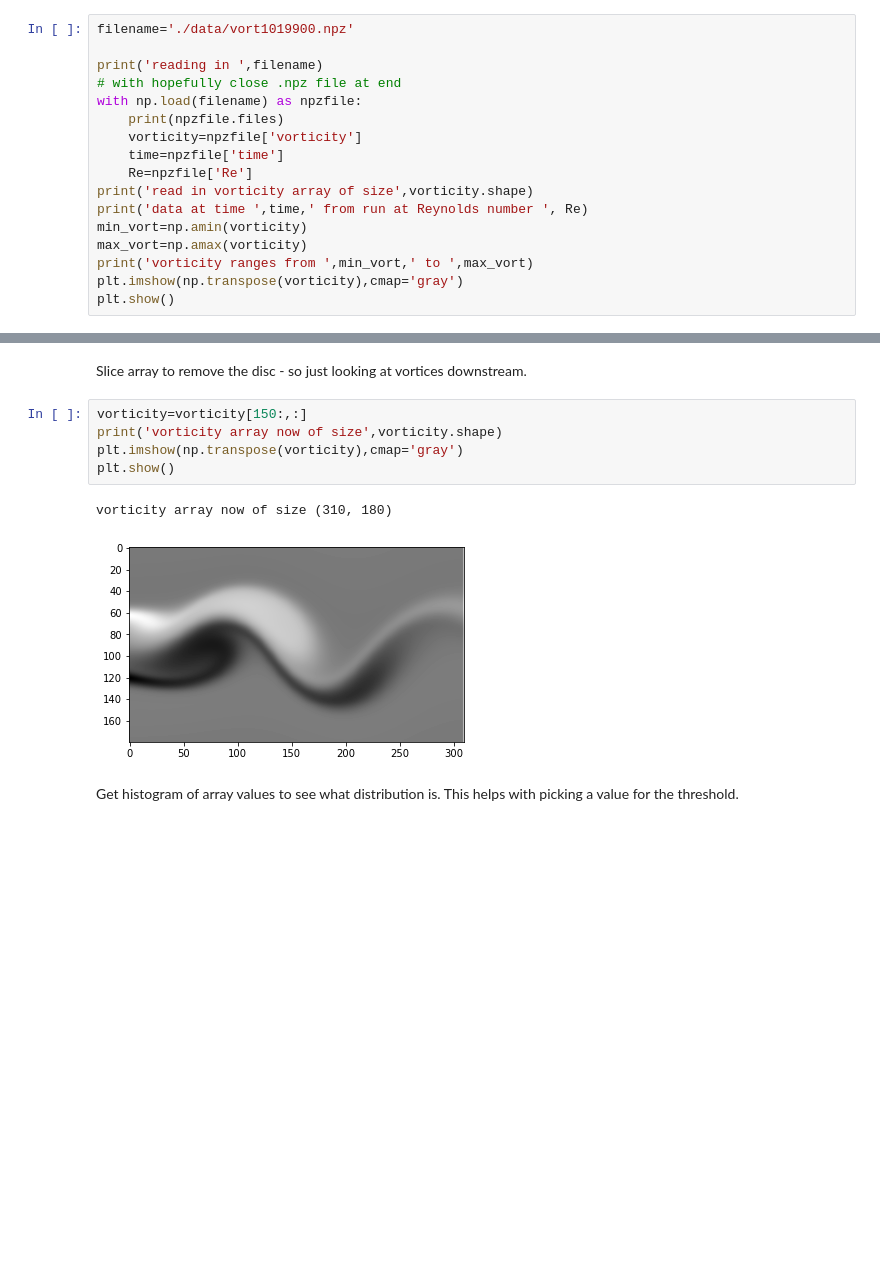
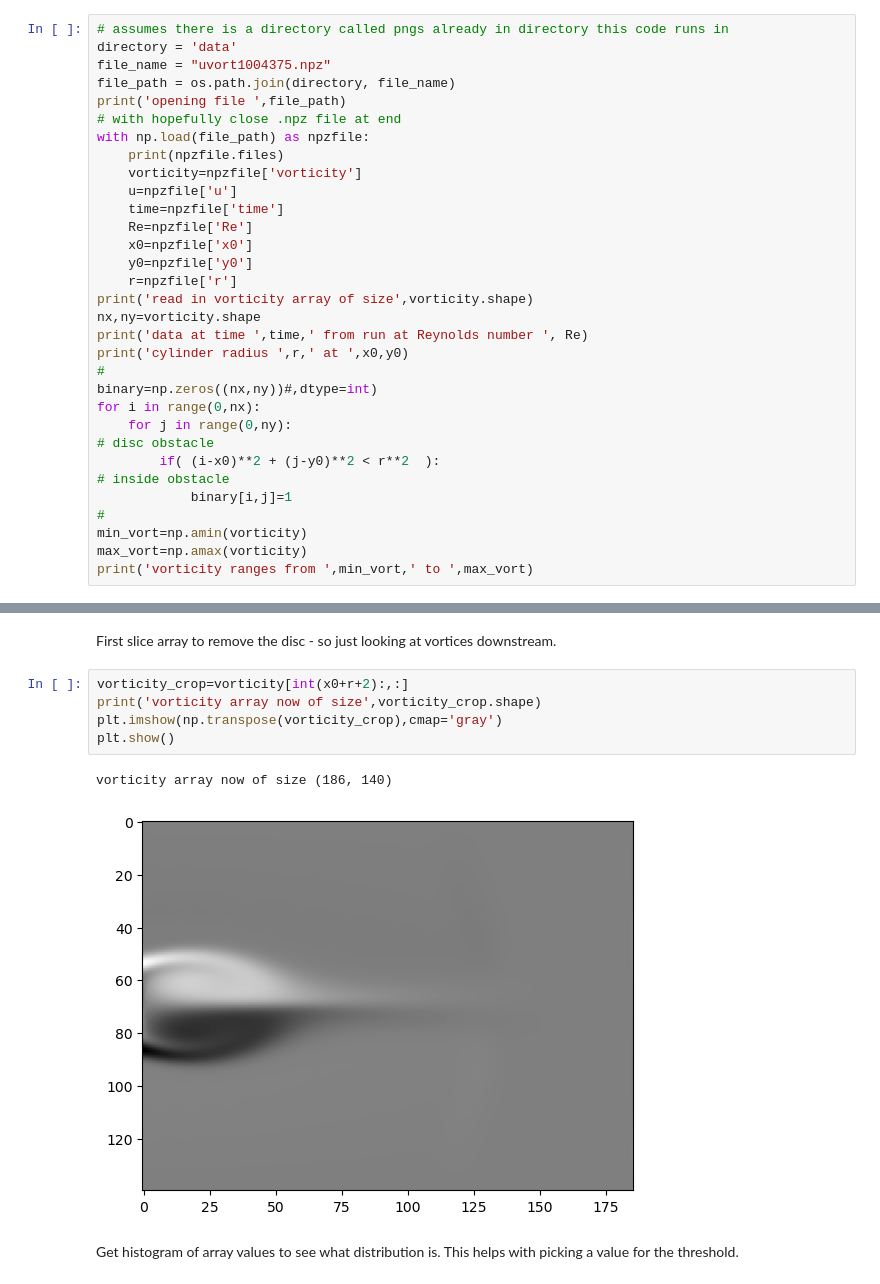
Before and after one commit to RichardSear/2DLatticeBoltz_vonKarmanStreet, a Jupyter notebook: image_analysis_DanModule.ipynb, the cells around one changed output, grey strips where cells are left out. Cells and saved outputs as stored; diff of their text form; blank space fills up the shorter version.

```diff
--- a/image_analysis_DanModule.ipynb
+++ b/image_analysis_DanModule.ipynb
@@ -29,18 +41,33 @@ NB code can be edited to make it work with any other scalar field
 # %%
-filename='./data/vort1019900.npz'
-
-print('reading in ',filename)
+# assumes there is a directory called pngs already in directory this code runs in
+directory = 'data'
+file_name = "uvort1004375.npz"
+file_path = os.path.join(directory, file_name)
+print('opening file ',file_path)
 # with hopefully close .npz file at end
-with np.load(filename) as npzfile:
+with np.load(file_path) as npzfile:
     print(npzfile.files)
     vorticity=npzfile['vorticity']
+    u=npzfile['u']
     time=npzfile['time']
     Re=npzfile['Re']
+    x0=npzfile['x0']
+    y0=npzfile['y0']
+    r=npzfile['r']
 print('read in vorticity array of size',vorticity.shape)
+nx,ny=vorticity.shape
 print('data at time ',time,' from run at Reynolds number ', Re)
+print('cylinder radius ',r,' at ',x0,y0)
+#
+binary=np.zeros((nx,ny))#,dtype=int)
+for i in range(0,nx):
+    for j in range(0,ny):
+# disc obstacle
+        if( (i-x0)**2 + (j-y0)**2 < r**2  ):
+# inside obstacle
+            binary[i,j]=1
+#
 min_vort=np.amin(vorticity)
 max_vort=np.amax(vorticity)
 print('vorticity ranges from ',min_vort,' to ',max_vort)
-plt.imshow(np.transpose(vorticity),cmap='gray')
-plt.show()
 # %% [output]
@@ -53,13 +109,13 @@ vorticity ranges from  -0.047757761359525516  to  0.049199949856568864
 # %% [markdown]
-Slice array to remove the disc - so just looking at vortices downstream.
+First slice array to remove the disc - so just looking at vortices downstream.
 # %%
-vorticity=vorticity[150:,:]
-print('vorticity array now of size',vorticity.shape)
-plt.imshow(np.transpose(vorticity),cmap='gray')
+vorticity_crop=vorticity[int(x0+r+2):,:]
+print('vorticity array now of size',vorticity_crop.shape)
+plt.imshow(np.transpose(vorticity_crop),cmap='gray')
 plt.show()
 # %% [output]
-vorticity array now of size (310, 180)
+vorticity array now of size (186, 140)
-[figure, old version]
+[figure, new version]
 # %% [markdown]
 Get histogram of array values to see what distribution is. This helps with picking a value for the threshold.
 # %%
```
Also changed, not shown: parts of 14 cells of this notebook.
